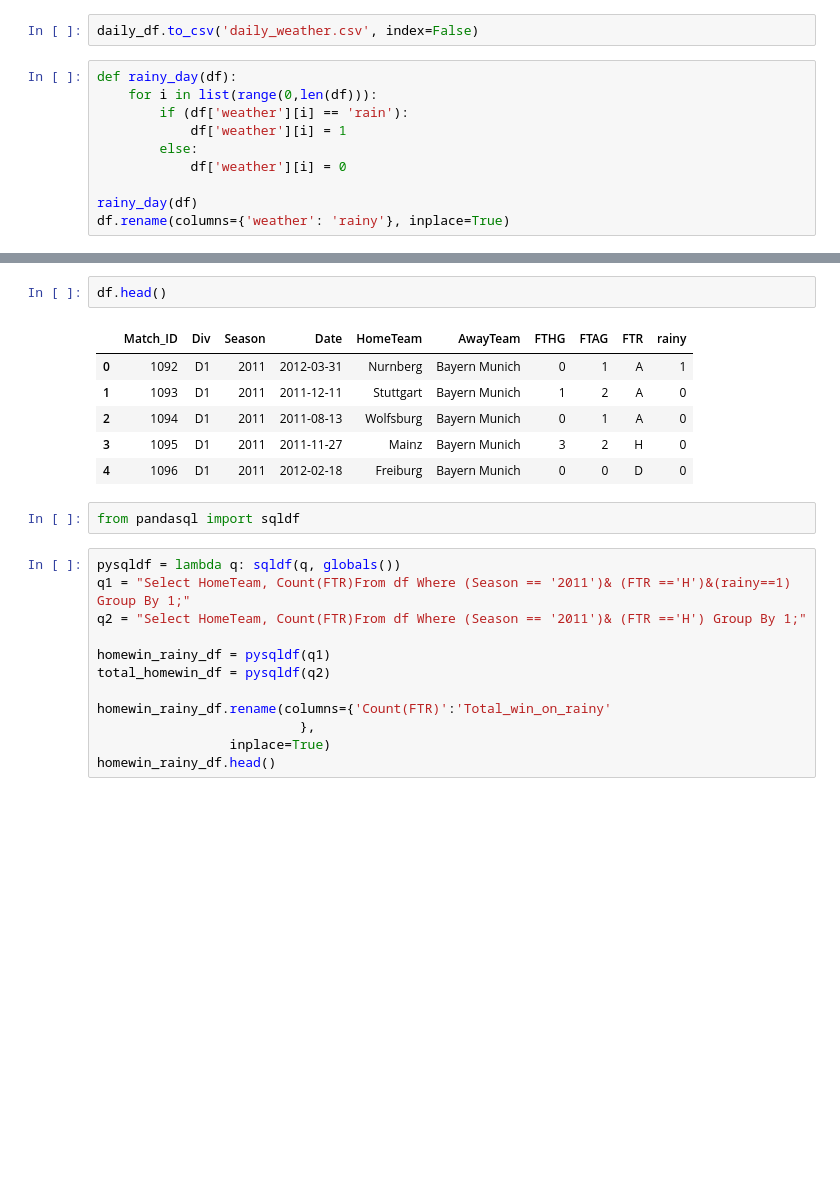
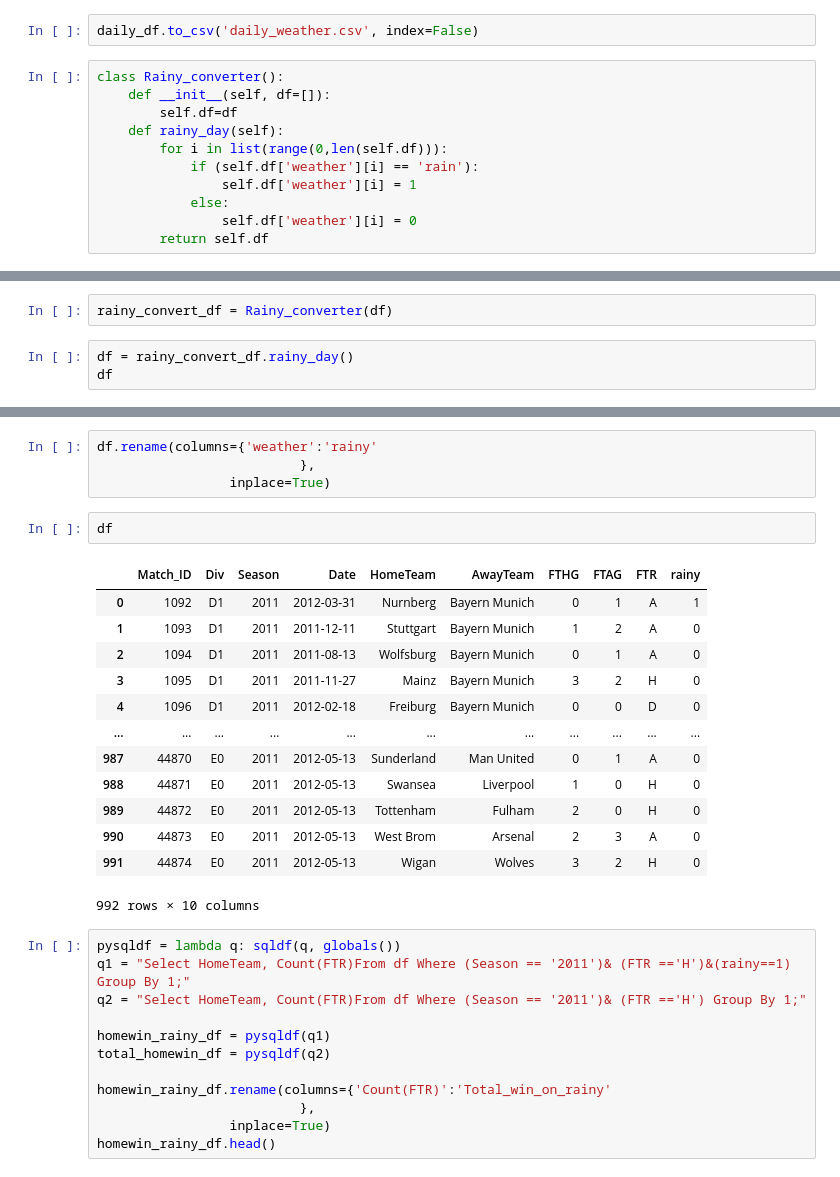
Before and after one commit to shuyu-wu/mod_2_football, a Jupyter notebook: football_analysis/football_analysis.ipynb, the cells around one changed output, grey strips where cells are left out. Saved outputs shown, nothing was run; the diff lists cells and outputs as text; blank space fills up the shorter version.

```diff
--- a/football_analysis/football_analysis.ipynb
+++ b/football_analysis/football_analysis.ipynb
@@ -343,12 +373,13 @@ df.head()
 # %%
 daily_df.to_csv('daily_weather.csv', index=False)
 # %%
-def rainy_day(df):
-    for i in list(range(0,len(df))):
-        if (df['weather'][i] == 'rain'):
-            df['weather'][i] = 1
-        else:
-            df['weather'][i] = 0
-
-rainy_day(df)
-df.rename(columns={'weather': 'rainy'}, inplace=True)
+class Rainy_converter():
+    def __init__(self, df=[]):
+        self.df=df
+    def rainy_day(self):
+        for i in list(range(0,len(self.df))):
+            if (self.df['weather'][i] == 'rain'):
+                self.df['weather'][i] = 1
+            else:
+                self.df['weather'][i] = 0
+        return self.df
@@ -362,0 +386,5 @@ See the caveats in the documentation: http://pandas.pydata.org/pandas-docs/stabl
+# %%
+rainy_convert_df = Rainy_converter(df)
+# %%
+df = rainy_convert_df.rainy_day()
+df
@@ -363,14 +413,23 @@ See the caveats in the documentation: http://pandas.pydata.org/pandas-docs/stabl
+# %%
+df.rename(columns={'weather':'rainy'
+                          },
+                 inplace=True)
 # %%
-df.head()
+df
 # %% [output]
 |  | Match_ID | Div | Season | Date | HomeTeam | AwayTeam | FTHG | FTAG | FTR | rainy |
 | 0 | 1092 | D1 | 2011 | 2012-03-31 | Nurnberg | Bayern Munich | 0 | 1 | A | 1 |
 | 1 | 1093 | D1 | 2011 | 2011-12-11 | Stuttgart | Bayern Munich | 1 | 2 | A | 0 |
 | 2 | 1094 | D1 | 2011 | 2011-08-13 | Wolfsburg | Bayern Munich | 0 | 1 | A | 0 |
 | 3 | 1095 | D1 | 2011 | 2011-11-27 | Mainz | Bayern Munich | 3 | 2 | H | 0 |
 | 4 | 1096 | D1 | 2011 | 2012-02-18 | Freiburg | Bayern Munich | 0 | 0 | D | 0 |
+| ... | ... | ... | ... | ... | ... | ... | ... | ... | ... | ... |
+| 987 | 44870 | E0 | 2011 | 2012-05-13 | Sunderland | Man United | 0 | 1 | A | 0 |
+| 988 | 44871 | E0 | 2011 | 2012-05-13 | Swansea | Liverpool | 1 | 0 | H | 0 |
+| 989 | 44872 | E0 | 2011 | 2012-05-13 | Tottenham | Fulham | 2 | 0 | H | 0 |
+| 990 | 44873 | E0 | 2011 | 2012-05-13 | West Brom | Arsenal | 2 | 3 | A | 0 |
+| 991 | 44874 | E0 | 2011 | 2012-05-13 | Wigan | Wolves | 3 | 2 | H | 0 |
+992 rows × 10 columns
-# %%
-from pandasql import sqldf
 # %%
 pysqldf = lambda q: sqldf(q, globals())
 q1 = "Select HomeTeam, Count(FTR)From df Where (Season == '2011')& (FTR =='H')&(rainy==1) Group By 1;"
```
Also changed, not shown: parts of 32 cells of this notebook, 1 other file.
